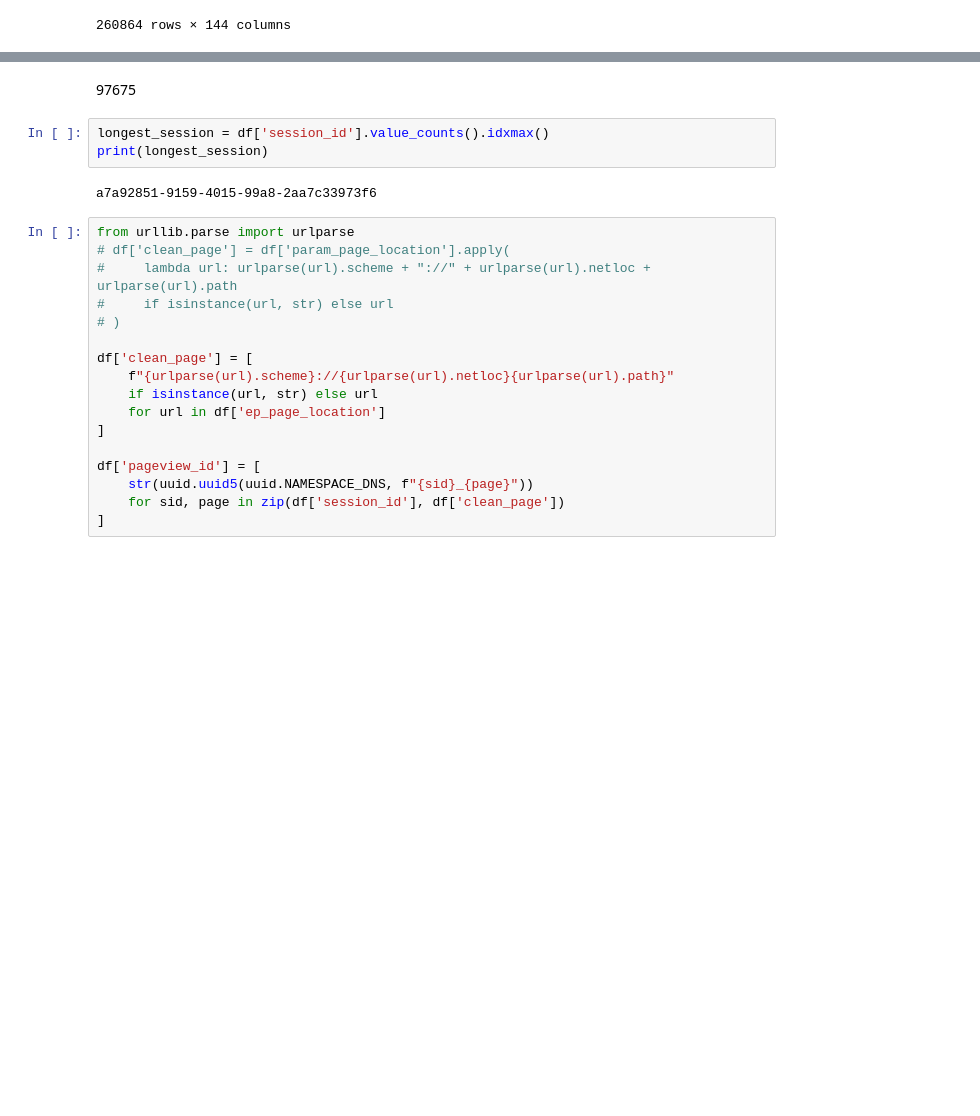
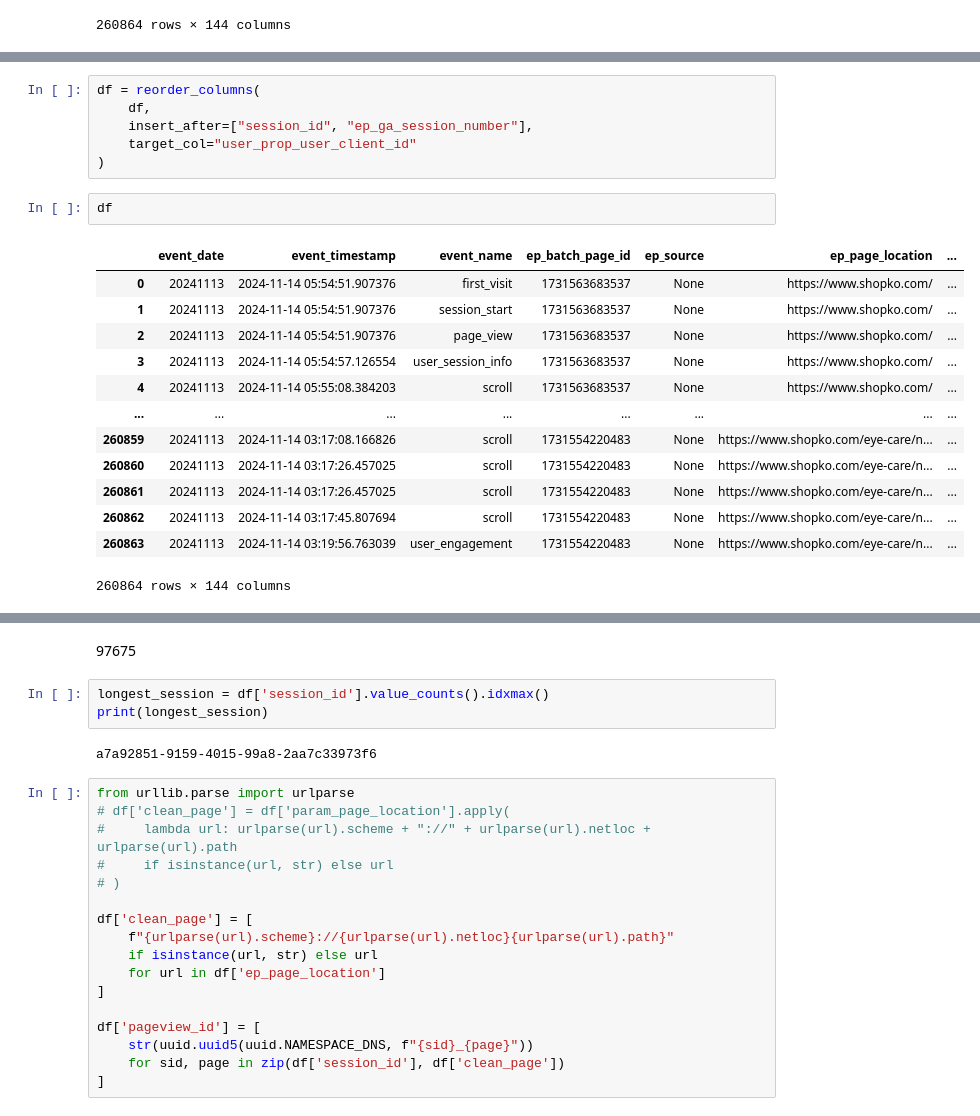
Before and after one commit to AliGohar2151/Data-Engineering, a Jupyter notebook: Google Analytics Data/notebook/events_pageview_identifier.ipynb, the cells around one changed output, grey strips where cells are left out. Drawn from its saved outputs; the diff is of its cells as text; blank space fills up the shorter version.

```diff
--- a/Google Analytics Data/notebook/events_pageview_identifier.ipynb
+++ b/Google Analytics Data/notebook/events_pageview_identifier.ipynb
@@ -20,0 +113,22 @@ df
+# %%
+df = reorder_columns(
+    df,
+    insert_after=["session_id", "ep_ga_session_number"],
+    target_col="user_prop_user_client_id"
+)
+# %%
+df
+# %% [output]
+|  | event_date | event_timestamp | event_name | ep_batch_page_id | ep_source | ep_page_location | ... |
+| 0 | 20241113 | 2024-11-14 05:54:51.907376 | first_visit | 1731563683537 | None | https://www.shopko.com/ | ... |
+| 1 | 20241113 | 2024-11-14 05:54:51.907376 | session_start | 1731563683537 | None | https://www.shopko.com/ | ... |
+| 2 | 20241113 | 2024-11-14 05:54:51.907376 | page_view | 1731563683537 | None | https://www.shopko.com/ | ... |
+| 3 | 20241113 | 2024-11-14 05:54:57.126554 | user_session_info | 1731563683537 | None | https://www.shopko.com/ | ... |
+| 4 | 20241113 | 2024-11-14 05:55:08.384203 | scroll | 1731563683537 | None | https://www.shopko.com/ | ... |
+| ... | ... | ... | ... | ... | ... | ... | ... |
+| 260859 | 20241113 | 2024-11-14 03:17:08.166826 | scroll | 1731554220483 | None | https://www.shopko.com/eye-care/n... | ... |
+| 260860 | 20241113 | 2024-11-14 03:17:26.457025 | scroll | 1731554220483 | None | https://www.shopko.com/eye-care/n... | ... |
+| 260861 | 20241113 | 2024-11-14 03:17:26.457025 | scroll | 1731554220483 | None | https://www.shopko.com/eye-care/n... | ... |
+| 260862 | 20241113 | 2024-11-14 03:17:45.807694 | scroll | 1731554220483 | None | https://www.shopko.com/eye-care/n... | ... |
+| 260863 | 20241113 | 2024-11-14 03:19:56.763039 | user_engagement | 1731554220483 | None | https://www.shopko.com/eye-care/n... | ... |
+260864 rows × 144 columns
```
Also changed, not shown: parts of 7 cells of this notebook, 3 other files.
